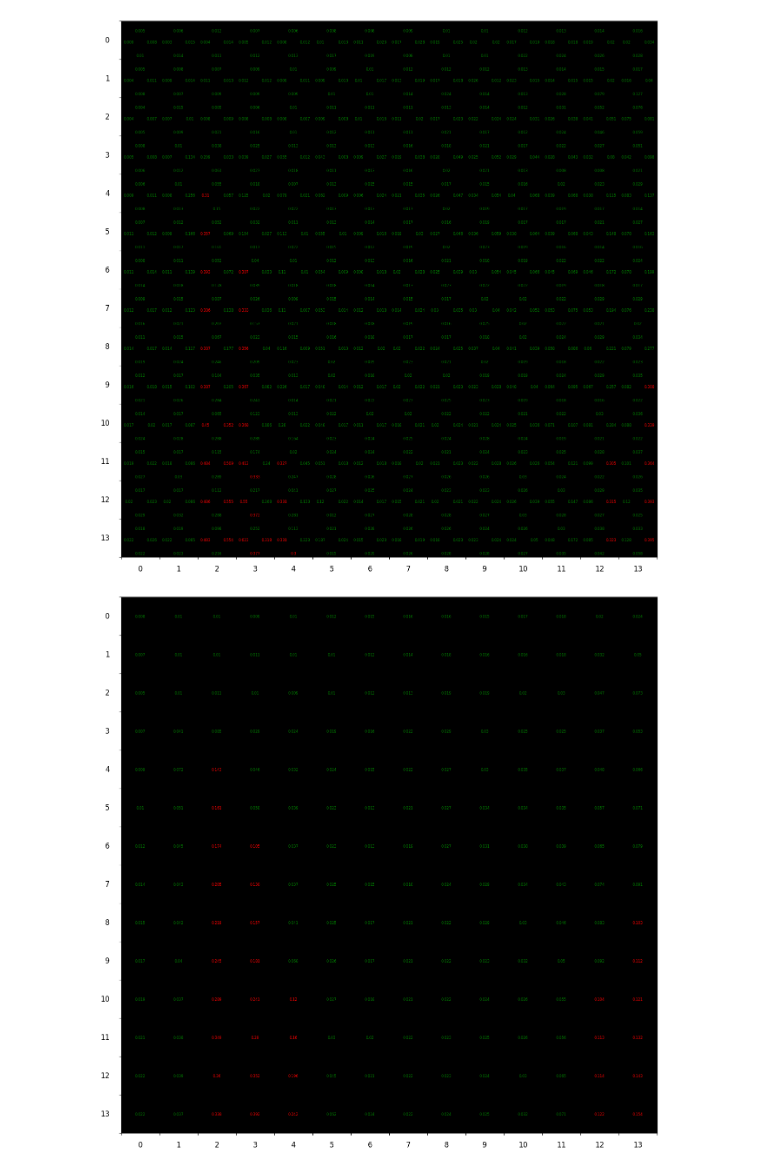
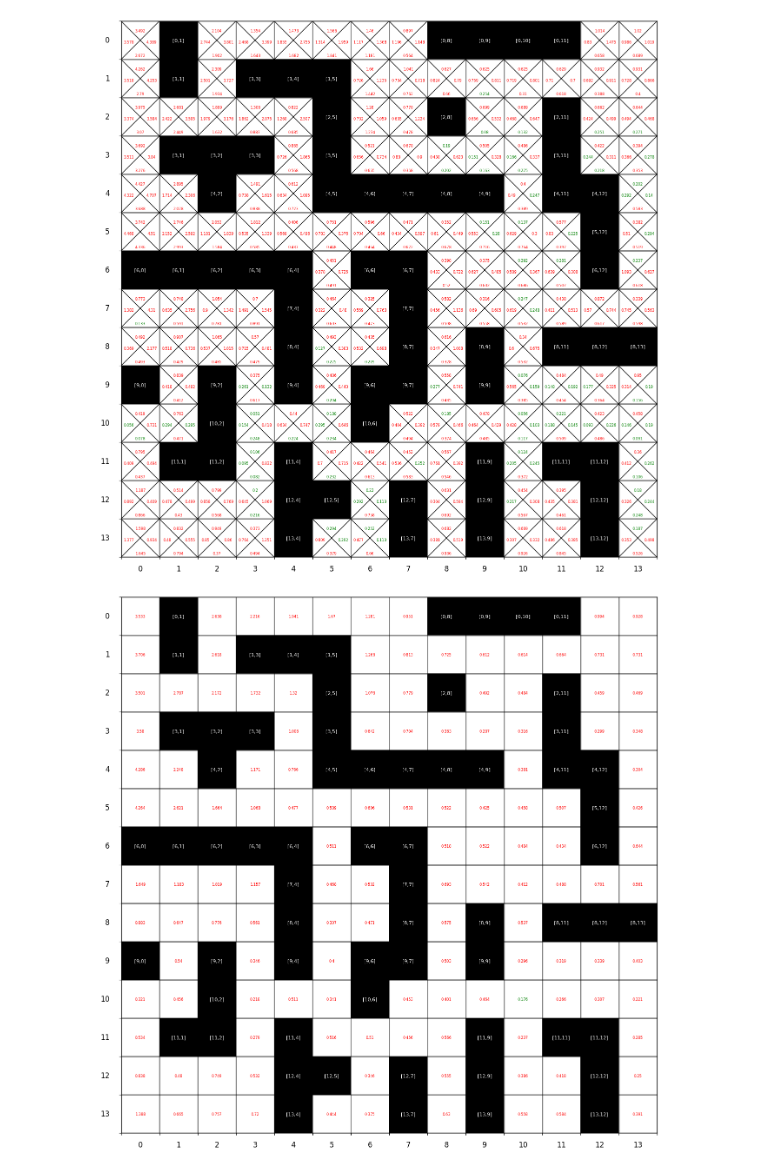
Before and after one commit to salvalago23/TFG_Salvador_Perez_GR, a Jupyter notebook: src2/3_Visualization.ipynb, the cells around one changed output. Drawn from its saved outputs; the diff is of its cells as text; code cells hidden in the pictures.

```diff
--- a/src2/3_Visualization.ipynb
+++ b/src2/3_Visualization.ipynb
@@ -6,7 +6,7 @@ from envs.GridMaps import *
 from utilities.transitionDatasetGeneration import *
 # %%
 shape = "14x14"
-NoWalls = True
+NoWalls = False
 
 if shape == "5x5":
     maze = maze5x5["maze"]
@@ -21,7 +21,7 @@ elif shape == "14x14":
     else:
         maze = maze14x14["maze"]
         # Folder containing your saved models
-        folder_name = '5_model'
+        folder_name = 'mode3'
 
     hidden_size = 512
 # %%
@@ -46,8 +46,8 @@ probMapper(maze, models_arr, threshold=80.0)
 # %%
 stdMapper(maze, models_arr, threshold=0.3)
 # %% [output]
-[figure, old version]
+[figure, new version]
 # %%
-stdMeanMapper(maze, models_arr, threshold=0.3)
+stdMeanMapper(maze, models_arr, threshold=0.2)
 # %% [output]
-[figure, old version]
+[figure, new version]
```
Also changed, not shown: parts of 3 cells of this notebook, 11 other files.
